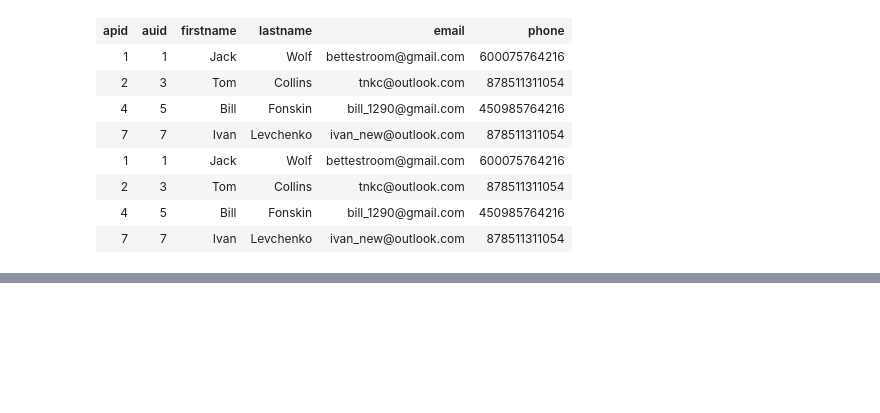
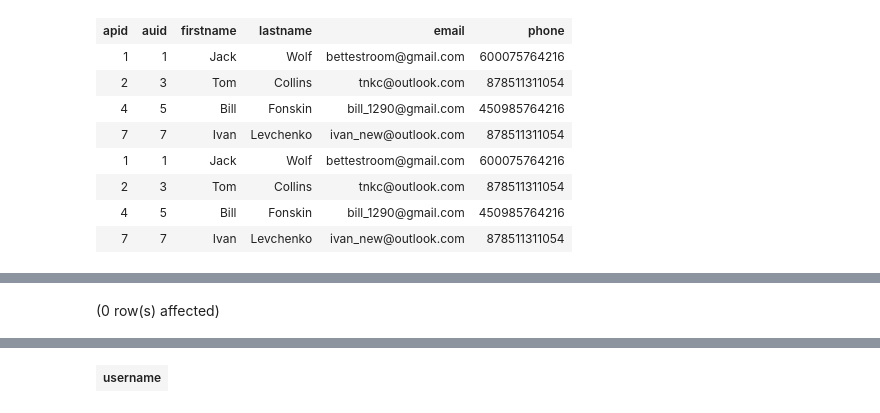
Before and after one commit to Vinayak0807/database-2023, a Jupyter notebook: user.ipynb, the cells around one changed output, grey strips where cells are left out. Drawn from its saved outputs; the diff is of its cells as text; code cells hidden in the pictures; blank space fills up the shorter version.

```diff
--- a/user.ipynb
+++ b/user.ipynb
@@ -125,3 +125,10 @@ Total execution time: 00:00:01.030
 | fox12 | 7 |
 | admin1 | 7 |
 | admin | 7 |
+# %%
+select username
+from users
+inner join userprofile
+on users.username = userprofile.auid;
+# %% [output]
+(0 row(s) affected)
@@ -127,0 +136 @@ Total execution time: 00:00:01.030
+| username |
```
Also changed, not shown: parts of 2 cells of this notebook.
